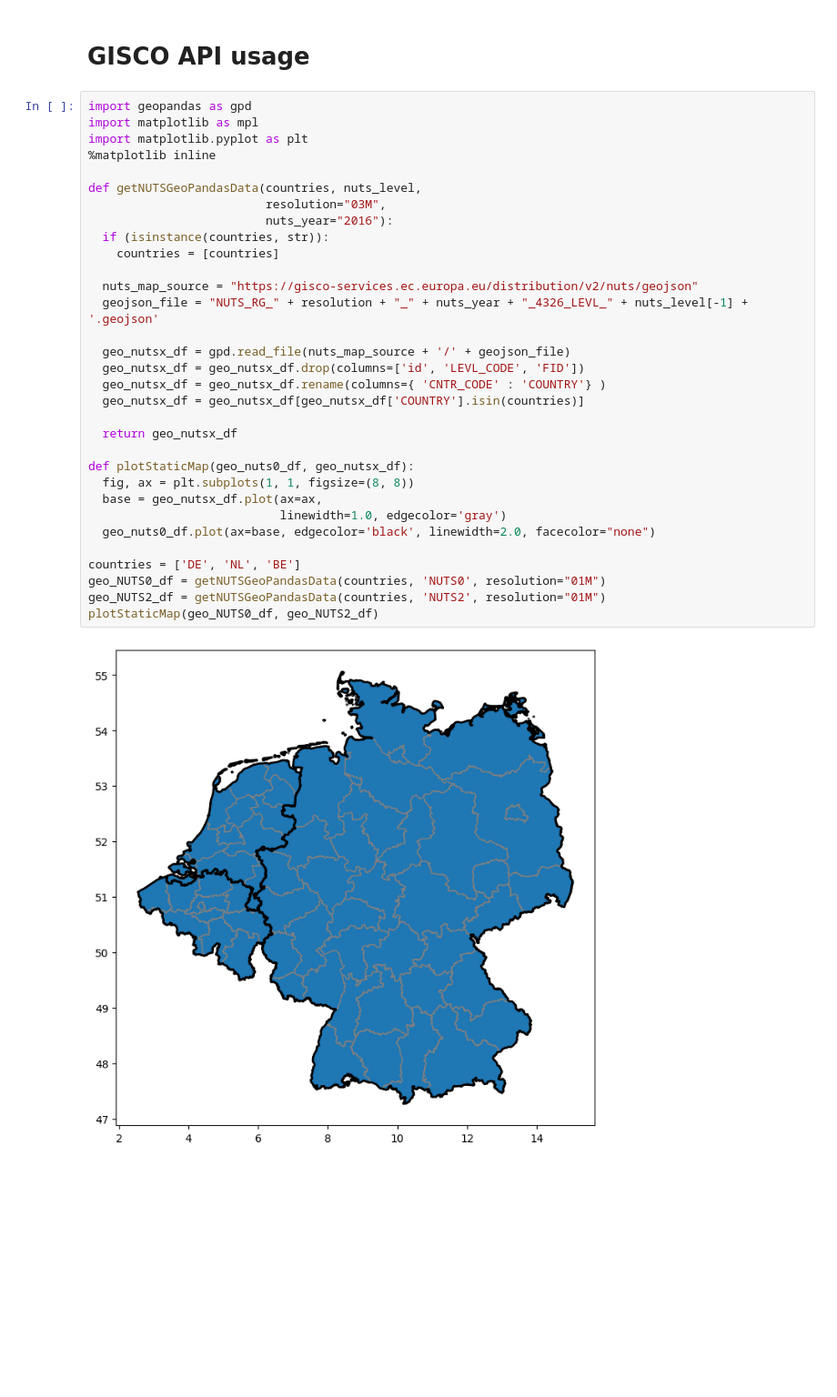
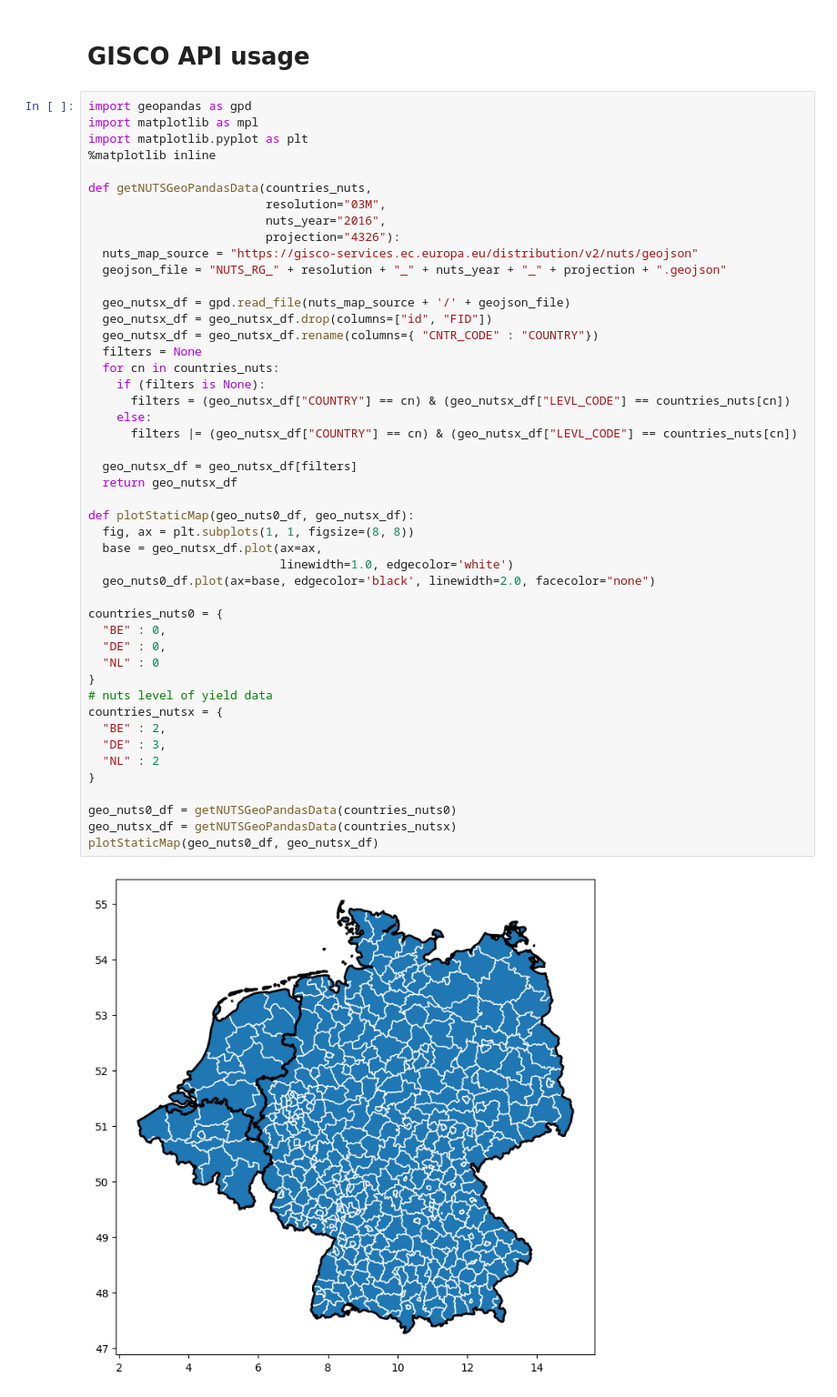
Before and after one commit to BigDataWUR/AgML-CY-Bench, a Jupyter notebook: data_preparation/shapefiles_EU/api_usage.ipynb, the cells around one changed output. Shown at 91% size. Saved outputs shown, nothing was run; the diff lists cells and outputs as text; blank space fills up the shorter version.

```diff
--- a/data_preparation/shapefiles_EU/api_usage.ipynb
+++ b/data_preparation/shapefiles_EU/api_usage.ipynb
@@ -3,34 +3,49 @@
 # %%
 import geopandas as gpd
 import matplotlib as mpl
 import matplotlib.pyplot as plt
 %matplotlib inline
 
-def getNUTSGeoPandasData(countries, nuts_level,
+def getNUTSGeoPandasData(countries_nuts,
                          resolution="03M",
-                         nuts_year="2016"):
-  if (isinstance(countries, str)):
-    countries = [countries]
-
+                         nuts_year="2016",
+                         projection="4326"):
   nuts_map_source = "https://gisco-services.ec.europa.eu/distribution/v2/nuts/geojson"
-  geojson_file = "NUTS_RG_" + resolution + "_" + nuts_year + "_4326_LEVL_" + nuts_level[-1] + '.geojson'
+  geojson_file = "NUTS_RG_" + resolution + "_" + nuts_year + "_" + projection + ".geojson"
 
   geo_nutsx_df = gpd.read_file(nuts_map_source + '/' + geojson_file)
-  geo_nutsx_df = geo_nutsx_df.drop(columns=['id', 'LEVL_CODE', 'FID'])
-  geo_nutsx_df = geo_nutsx_df.rename(columns={ 'CNTR_CODE' : 'COUNTRY'} )
-  geo_nutsx_df = geo_nutsx_df[geo_nutsx_df['COUNTRY'].isin(countries)]
+  geo_nutsx_df = geo_nutsx_df.drop(columns=["id", "FID"])
+  geo_nutsx_df = geo_nutsx_df.rename(columns={ "CNTR_CODE" : "COUNTRY"})
+  filters = None
+  for cn in countries_nuts:
+    if (filters is None):
+      filters = (geo_nutsx_df["COUNTRY"] == cn) & (geo_nutsx_df["LEVL_CODE"] == countries_nuts[cn])
+    else:
+      filters |= (geo_nutsx_df["COUNTRY"] == cn) & (geo_nutsx_df["LEVL_CODE"] == countries_nuts[cn])
 
+  geo_nutsx_df = geo_nutsx_df[filters]
   return geo_nutsx_df
 
 def plotStaticMap(geo_nuts0_df, geo_nutsx_df):
   fig, ax = plt.subplots(1, 1, figsize=(8, 8))
   base = geo_nutsx_df.plot(ax=ax,
-                           linewidth=1.0, edgecolor='gray')
+                           linewidth=1.0, edgecolor='white')
   geo_nuts0_df.plot(ax=base, edgecolor='black', linewidth=2.0, facecolor="none")
 
-countries = ['DE', 'NL', 'BE']
-geo_NUTS0_df = getNUTSGeoPandasData(countries, 'NUTS0', resolution="01M")
-geo_NUTS2_df = getNUTSGeoPandasData(countries, 'NUTS2', resolution="01M")
-plotStaticMap(geo_NUTS0_df, geo_NUTS2_df)
+countries_nuts0 = {
+  "BE" : 0,
+  "DE" : 0,
+  "NL" : 0
+}
+# nuts level of yield data
+countries_nutsx = {
+  "BE" : 2,
+  "DE" : 3,
+  "NL" : 2
+}
+
+geo_nuts0_df = getNUTSGeoPandasData(countries_nuts0)
+geo_nutsx_df = getNUTSGeoPandasData(countries_nutsx)
+plotStaticMap(geo_nuts0_df, geo_nutsx_df)
 # %% [output]
-[figure, old version]
+[figure, new version]
```
Also changed, not shown: 3 other files.
